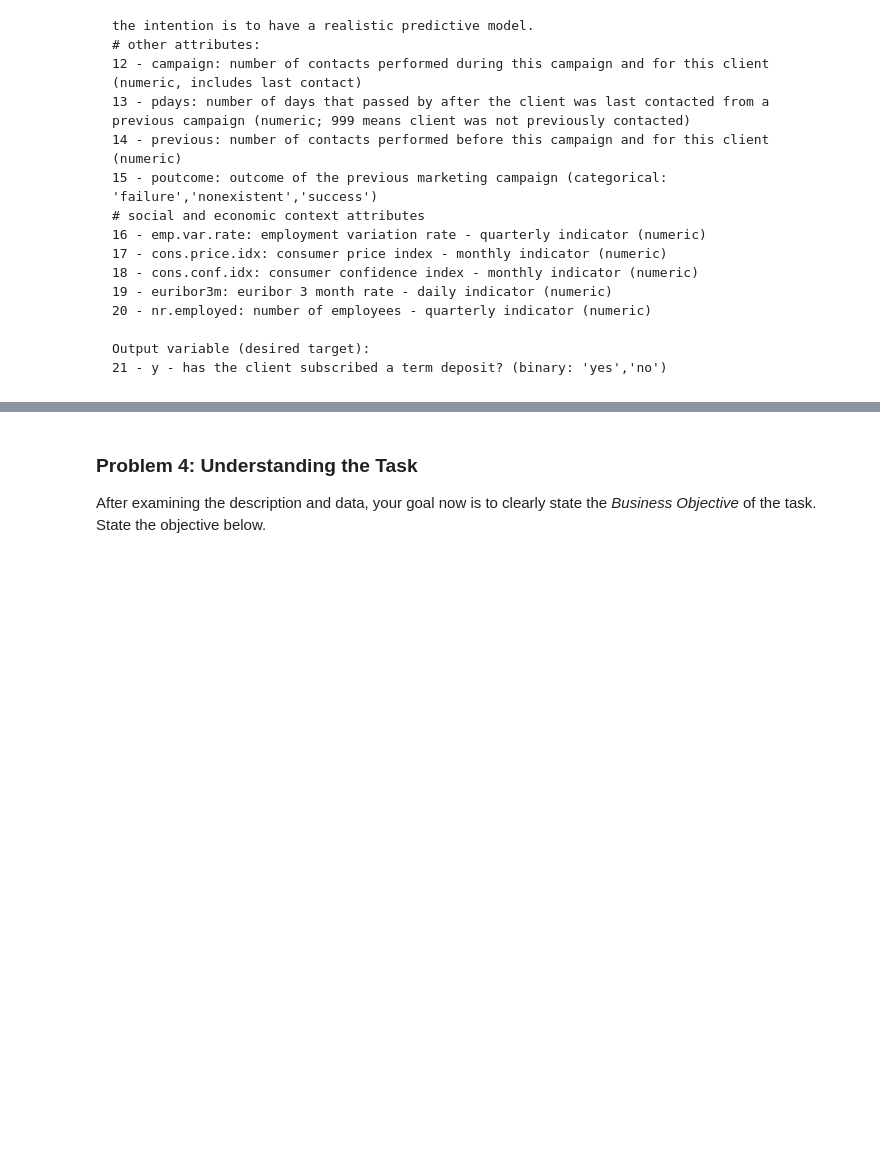
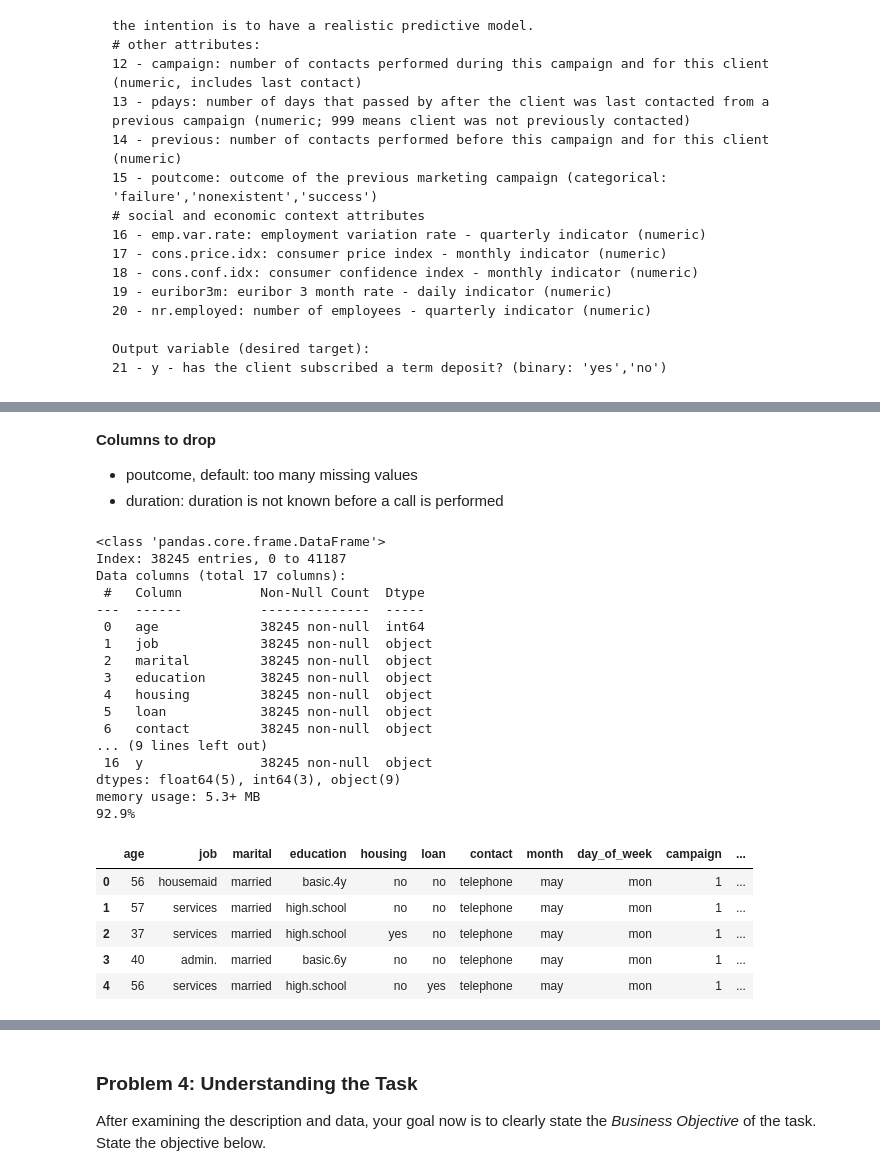
Before and after one commit to pasmith/ucb-mlai-mod-17, a Jupyter notebook: prompt_III.ipynb, the cells around one changed output, grey strips where cells are left out. Cells and saved outputs as stored; diff of their text form; code cells hidden in the pictures; blank space fills up the shorter version.

```diff
--- a/prompt_III.ipynb
+++ b/prompt_III.ipynb
@@ -84,0 +105,33 @@ Output variable (desired target):
+# %% [markdown]
+**Columns to drop**
+- poutcome, default: too many missing values
+- duration: duration is not known before a call is performed
+# %%
+X = df.drop(columns=['poutcome', 'default', 'duration', 'pdays']).replace({'unknown': None, 'nonexistent': None, 999: None}).dropna()
+X.info()
+print(f'{X.shape[0]/df.shape[0]:.1%}')
+X.head()
+# %% [output]
+<class 'pandas.core.frame.DataFrame'>
+Index: 38245 entries, 0 to 41187
+Data columns (total 17 columns):
+ #   Column          Non-Null Count  Dtype
+---  ------          --------------  -----
+ 0   age             38245 non-null  int64
+ 1   job             38245 non-null  object
+ 2   marital         38245 non-null  object
+ 3   education       38245 non-null  object
+ 4   housing         38245 non-null  object
+ 5   loan            38245 non-null  object
+ 6   contact         38245 non-null  object
+... (9 lines left out)
+ 16  y               38245 non-null  object
+dtypes: float64(5), int64(3), object(9)
+memory usage: 5.3+ MB
+92.9%
+|  | age | job | marital | education | housing | loan | contact | month | day_of_week | campaign | ... |
+| 0 | 56 | housemaid | married | basic.4y | no | no | telephone | may | mon | 1 | ... |
+| 1 | 57 | services | married | high.school | no | no | telephone | may | mon | 1 | ... |
+| 2 | 37 | services | married | high.school | yes | no | telephone | may | mon | 1 | ... |
+| 3 | 40 | admin. | married | basic.6y | no | no | telephone | may | mon | 1 | ... |
+| 4 | 56 | services | married | high.school | no | yes | telephone | may | mon | 1 | ... |
```
Also changed, not shown: parts of 18 cells of this notebook.
